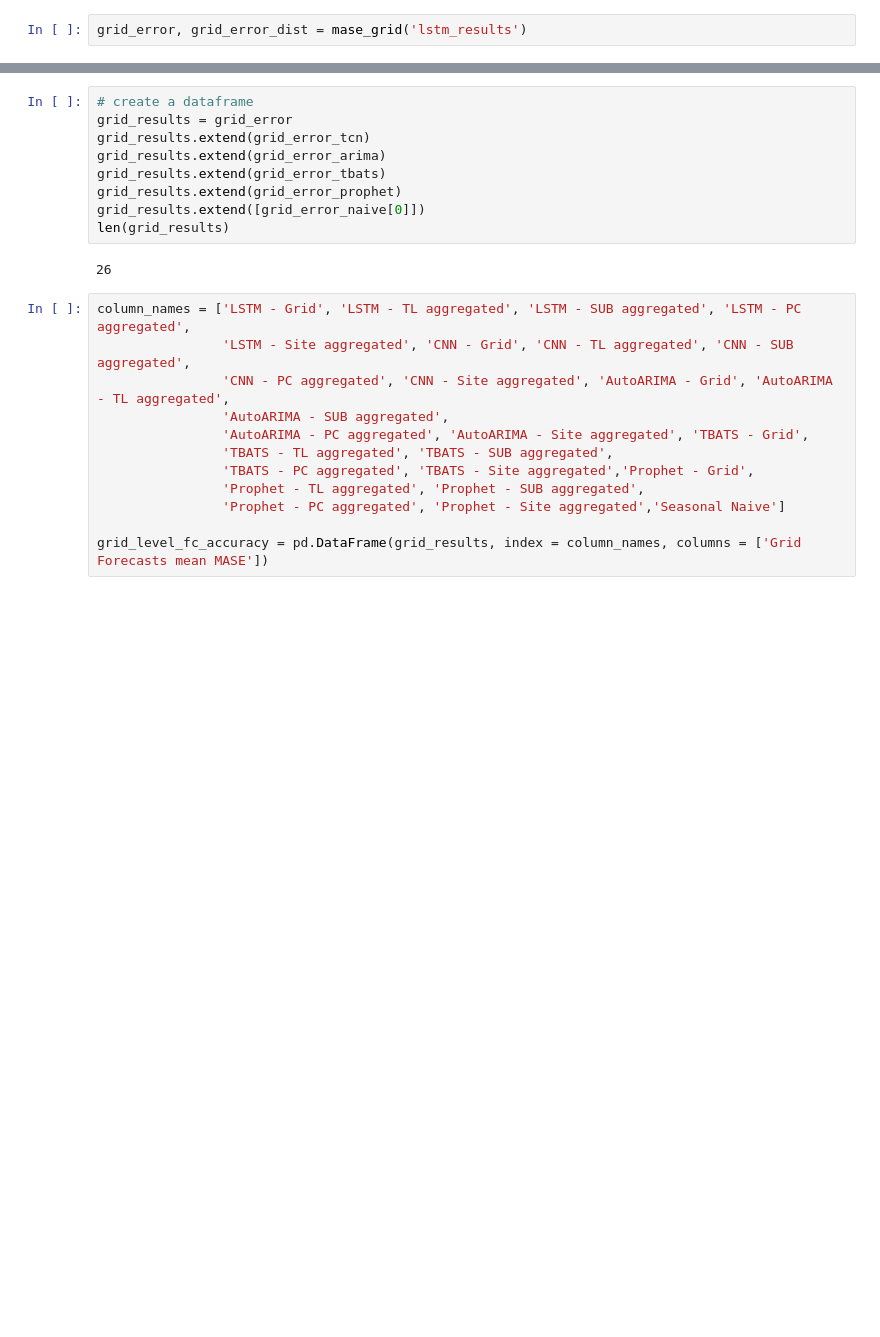
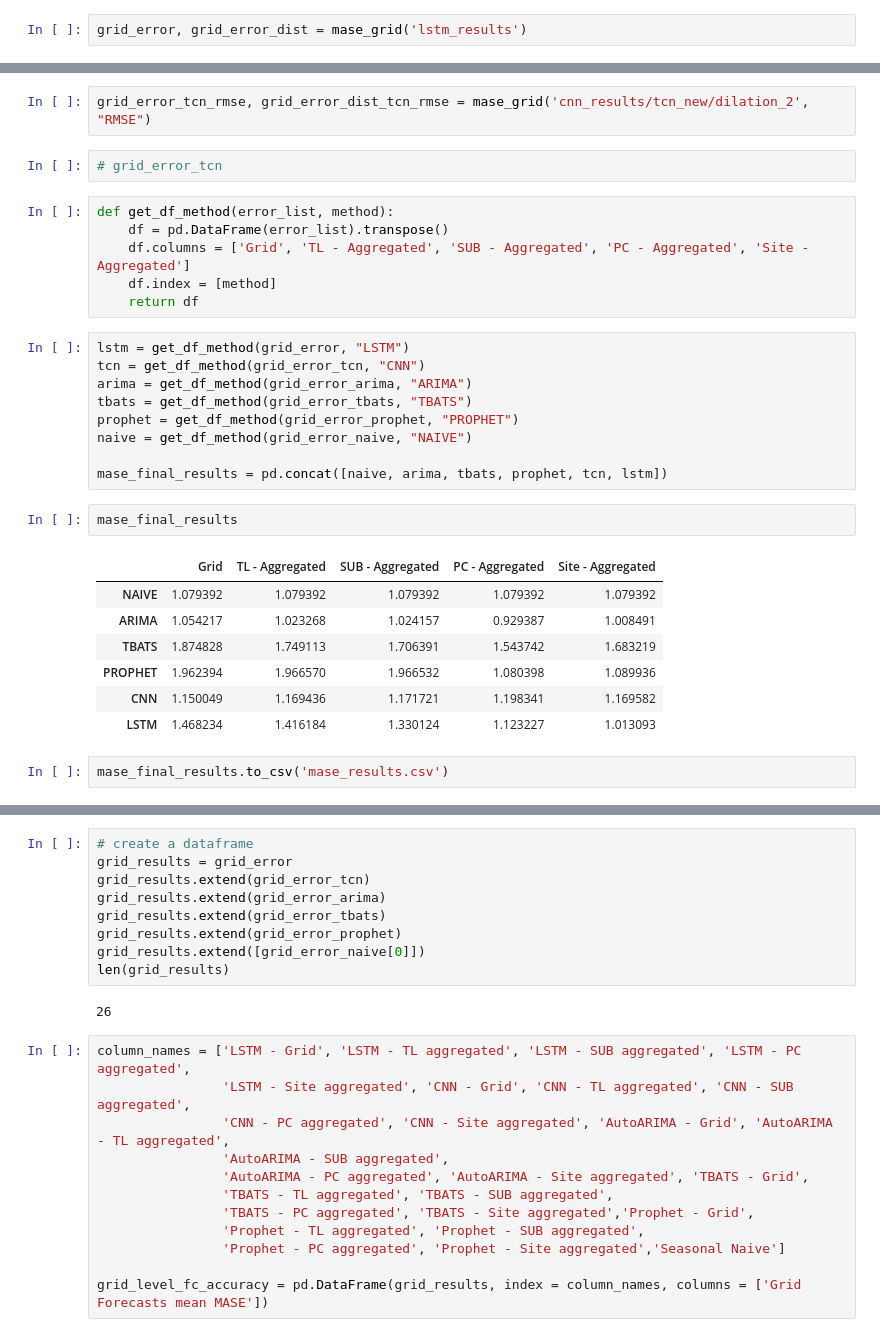
Before and after one commit to ManeeshaPerera/HTCNN-Forecasting, a Jupyter notebook: notebooks/dnn-results-comparison.ipynb, the cells around one changed output, grey strips where cells are left out. Saved outputs shown, nothing was run; the diff lists cells and outputs as text; blank space fills up the shorter version.

```diff
--- a/notebooks/dnn-results-comparison.ipynb
+++ b/notebooks/dnn-results-comparison.ipynb
@@ -286,0 +347,31 @@ grid_error_tcn
+# %%
+grid_error_tcn_rmse, grid_error_dist_tcn_rmse = mase_grid('cnn_results/tcn_new/dilation_2', "RMSE")
+# %%
+# grid_error_tcn
+# %%
+def get_df_method(error_list, method):
+    df = pd.DataFrame(error_list).transpose()
+    df.columns = ['Grid', 'TL - Aggregated', 'SUB - Aggregated', 'PC - Aggregated', 'Site - Aggregated']
+    df.index = [method]
+    return df
+# %%
+lstm = get_df_method(grid_error, "LSTM")
+tcn = get_df_method(grid_error_tcn, "CNN")
+arima = get_df_method(grid_error_arima, "ARIMA")
+tbats = get_df_method(grid_error_tbats, "TBATS")
+prophet = get_df_method(grid_error_prophet, "PROPHET")
+naive = get_df_method(grid_error_naive, "NAIVE")
+
+mase_final_results = pd.concat([naive, arima, tbats, prophet, tcn, lstm])
+# %%
+mase_final_results
+# %% [output]
+|  | Grid | TL - Aggregated | SUB - Aggregated | PC - Aggregated | Site - Aggregated |
+| NAIVE | 1.079392 | 1.079392 | 1.079392 | 1.079392 | 1.079392 |
+| ARIMA | 1.054217 | 1.023268 | 1.024157 | 0.929387 | 1.008491 |
+| TBATS | 1.874828 | 1.749113 | 1.706391 | 1.543742 | 1.683219 |
+| PROPHET | 1.962394 | 1.966570 | 1.966532 | 1.080398 | 1.089936 |
+| CNN | 1.150049 | 1.169436 | 1.171721 | 1.198341 | 1.169582 |
+| LSTM | 1.468234 | 1.416184 | 1.330124 | 1.123227 | 1.013093 |
+# %%
+mase_final_results.to_csv('mase_results.csv')
```
Also changed, not shown: parts of 41 cells of this notebook, 7 other files.
